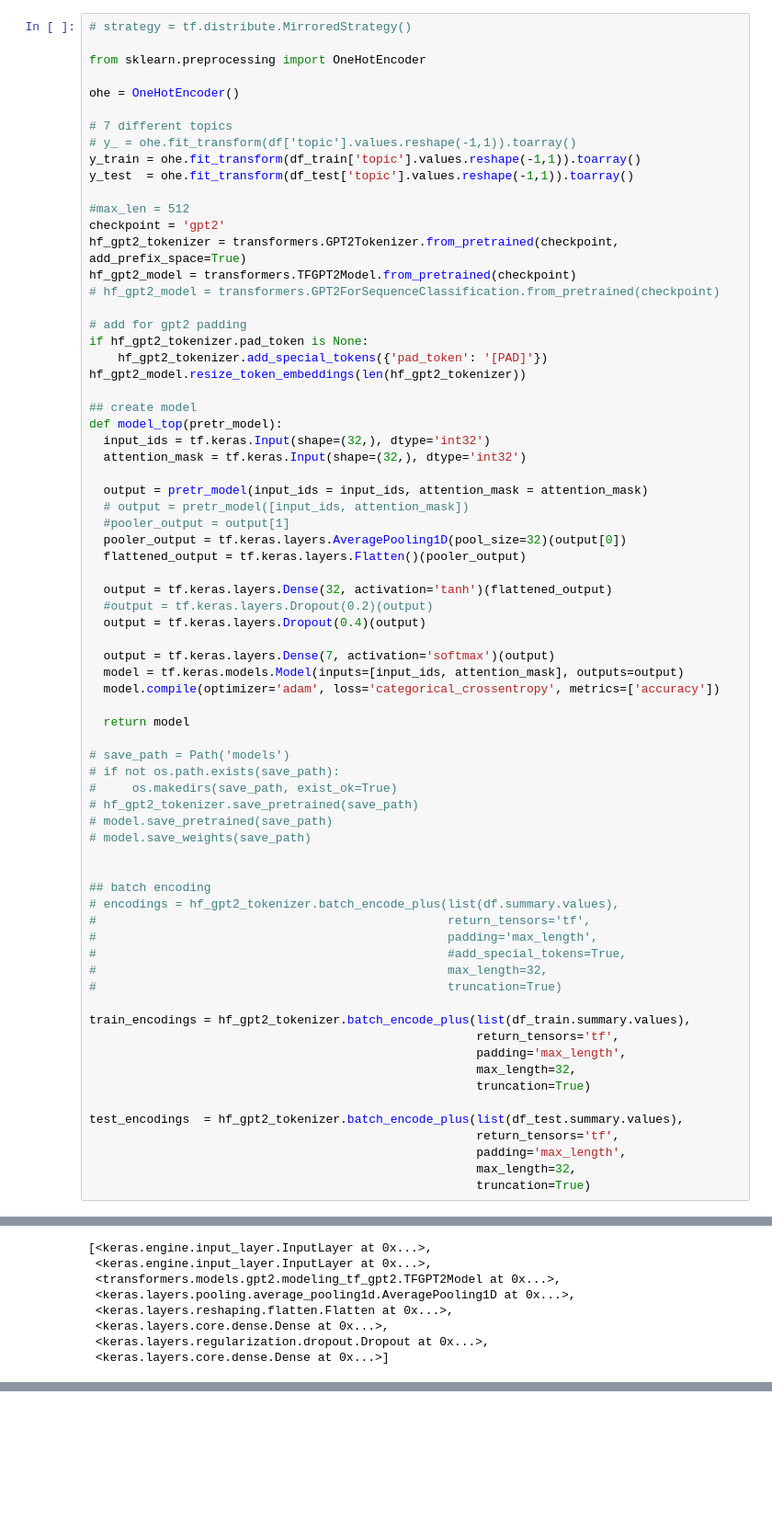
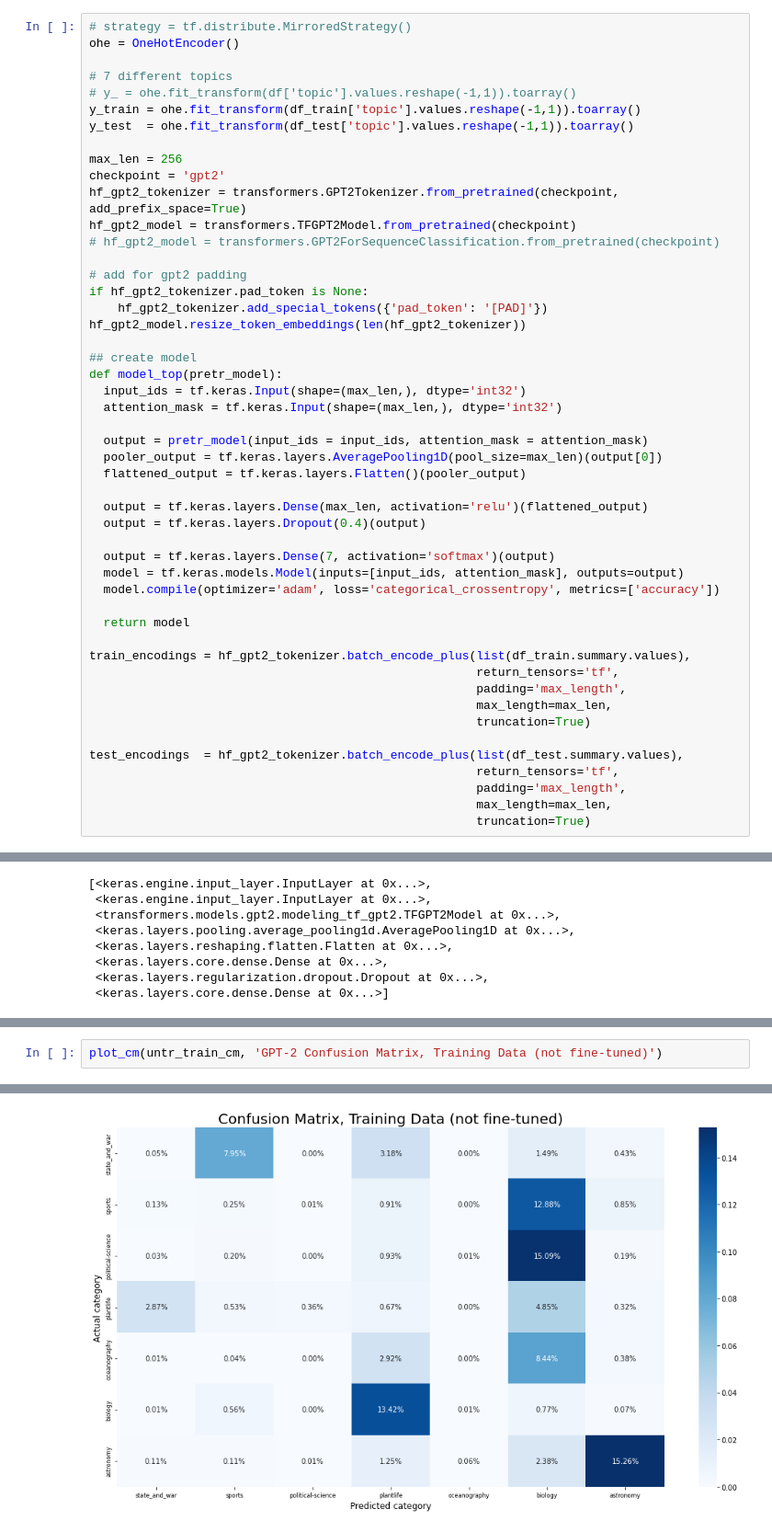
Before and after one commit to uva-ds6050-su22-g6/model, a Jupyter notebook: model_gpt.ipynb, the cells around one changed output, grey strips where cells are left out. Shown at 92% size. Saved outputs shown, nothing was run; the diff lists cells and outputs as text; blank space fills up the shorter version.

```diff
--- a/model_gpt.ipynb
+++ b/model_gpt.ipynb
@@ -69,9 +79,6 @@ features = 'content' # feature for the future - add all the datasets ['categorie
 label = 'topic'
 # %%
 # strategy = tf.distribute.MirroredStrategy()
-
-from sklearn.preprocessing import OneHotEncoder
-
 ohe = OneHotEncoder()
 
 # 7 different topics
@@ -79,7 +86,7 @@ ohe = OneHotEncoder()
 y_train = ohe.fit_transform(df_train['topic'].values.reshape(-1,1)).toarray()
 y_test  = ohe.fit_transform(df_test['topic'].values.reshape(-1,1)).toarray()
 
-#max_len = 512
+max_len = 256
 checkpoint = 'gpt2'
 hf_gpt2_tokenizer = transformers.GPT2Tokenizer.from_pretrained(checkpoint, add_prefix_space=True)
 hf_gpt2_model = transformers.TFGPT2Model.from_pretrained(checkpoint)
@@ -92,17 +99,14 @@ hf_gpt2_model.resize_token_embeddings(len(hf_gpt2_tokenizer))
 
 ## create model
 def model_top(pretr_model):
-  input_ids = tf.keras.Input(shape=(32,), dtype='int32')
-  attention_mask = tf.keras.Input(shape=(32,), dtype='int32')
+  input_ids = tf.keras.Input(shape=(max_len,), dtype='int32')
+  attention_mask = tf.keras.Input(shape=(max_len,), dtype='int32')
 
   output = pretr_model(input_ids = input_ids, attention_mask = attention_mask)
-  # output = pretr_model([input_ids, attention_mask])
-  #pooler_output = output[1]
-  pooler_output = tf.keras.layers.AveragePooling1D(pool_size=32)(output[0])
+  pooler_output = tf.keras.layers.AveragePooling1D(pool_size=max_len)(output[0])
   flattened_output = tf.keras.layers.Flatten()(pooler_output)
 
-  output = tf.keras.layers.Dense(32, activation='tanh')(flattened_output)
-  #output = tf.keras.layers.Dropout(0.2)(output)
+  output = tf.keras.layers.Dense(max_len, activation='relu')(flattened_output)
   output = tf.keras.layers.Dropout(0.4)(output)
 
   output = tf.keras.layers.Dense(7, activation='softmax')(output)
@@ -111,32 +115,16 @@ def model_top(pretr_model):
 
   return model
 
-# save_path = Path('models')
-# if not os.path.exists(save_path):
-#     os.makedirs(save_path, exist_ok=True)
-# hf_gpt2_tokenizer.save_pretrained(save_path)
-# model.save_pretrained(save_path)
-# model.save_weights(save_path)
-
-
-## batch encoding
-# encodings = hf_gpt2_tokenizer.batch_encode_plus(list(df.summary.values),
-#                                                 return_tensors='tf',
-#                                                 padding='max_length',
-#                                                 #add_special_tokens=True,
-#                                                 max_length=32,
-#                                                 truncation=True)
-
 train_encodings = hf_gpt2_tokenizer.batch_encode_plus(list(df_train.summary.values),
                                                       return_tensors='tf',
                                                       padding='max_length',
-                                                      max_length=32,
+                                                      max_length=max_len,
                                                       truncation=True)
 
 test_encodings  = hf_gpt2_tokenizer.batch_encode_plus(list(df_test.summary.values),
                                                       return_tensors='tf',
                                                       padding='max_length',
-                                                      max_length=32,
+                                                      max_length=max_len,
                                                       truncation=True)
 # %% [output]
 All model checkpoint layers were used when initializing TFGPT2Model.
@@ -314,0 +332,3 @@ plt.show()
+# %%
+plot_cm(untr_train_cm, 'GPT-2 Confusion Matrix, Training Data (not fine-tuned)')
+# %% [output]
@@ -314,0 +337 @@ plt.show()
+[figure, added]
```
Also changed, not shown: parts of 27 cells of this notebook.
